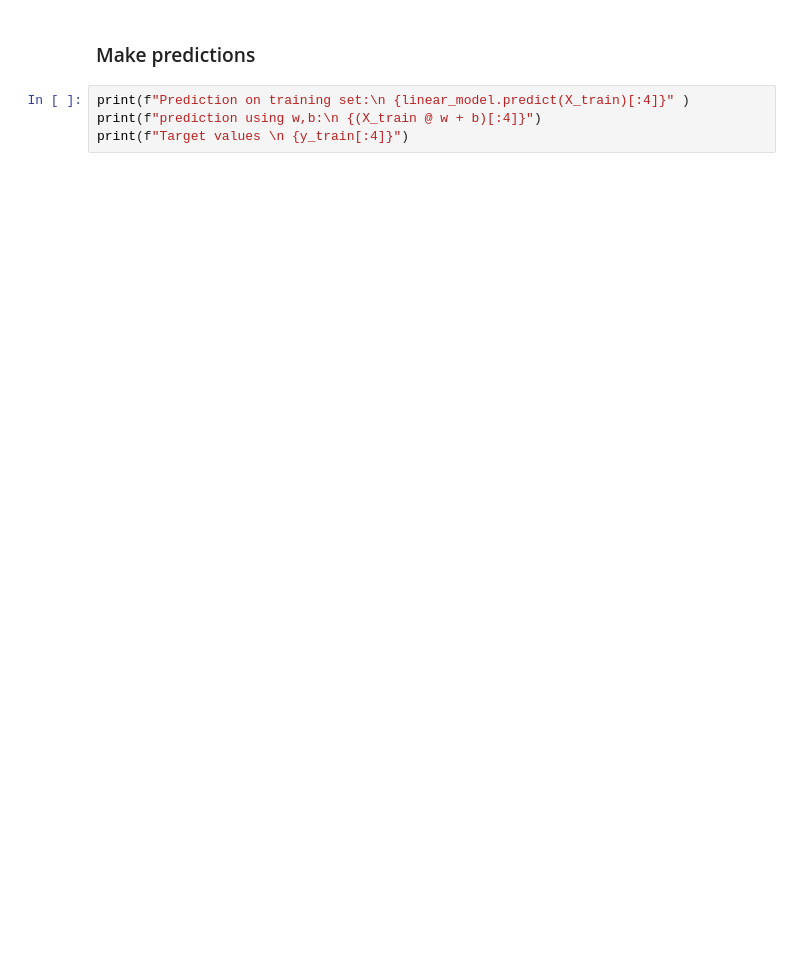
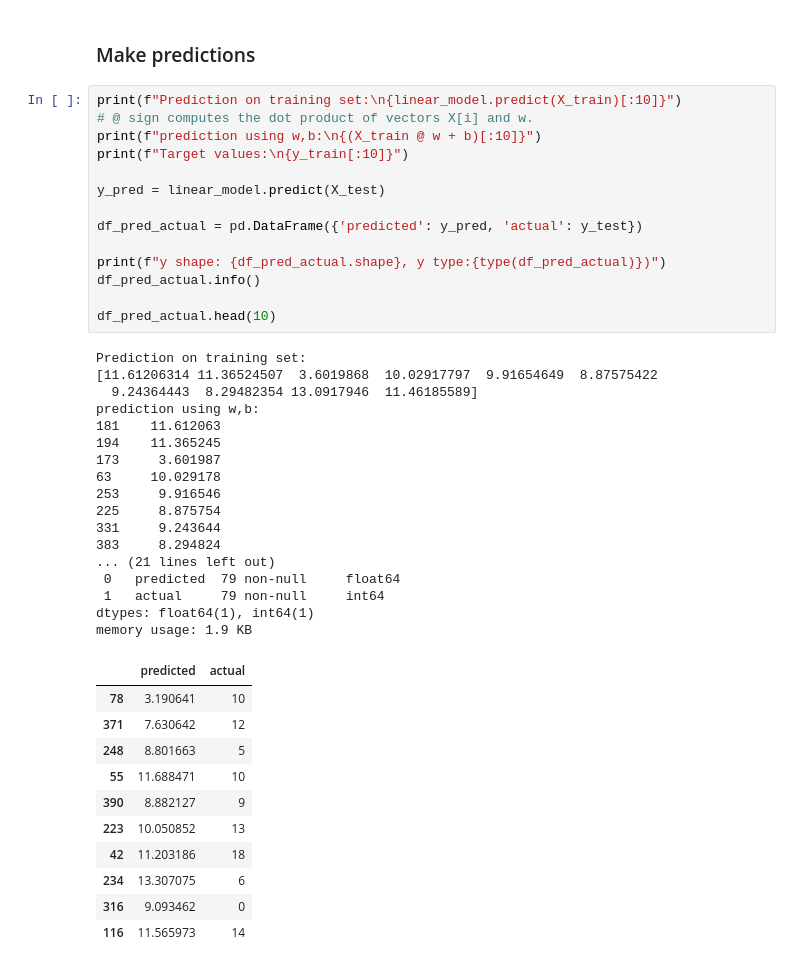
Before and after one commit to mathieu-tulpinck/ehb-ai, a Jupyter notebook: assignment.ipynb, the cells around one changed output. Drawn from its saved outputs; the diff is of its cells as text; blank space fills up the shorter version.

```diff
--- a/assignment.ipynb
+++ b/assignment.ipynb
@@ -104,6 +174,45 @@ print(f"w = {w:}, b = {b:0.2f}")
 # %% [markdown]
 ### Make predictions
 # %%
-print(f"Prediction on training set:\n {linear_model.predict(X_train)[:4]}" )
-print(f"prediction using w,b:\n {(X_train @ w + b)[:4]}")
-print(f"Target values \n {y_train[:4]}")
+print(f"Prediction on training set:\n{linear_model.predict(X_train)[:10]}")
+# @ sign computes the dot product of vectors X[i] and w.
+print(f"prediction using w,b:\n{(X_train @ w + b)[:10]}")
+print(f"Target values:\n{y_train[:10]}")
+
+y_pred = linear_model.predict(X_test)
+
+df_pred_actual = pd.DataFrame({'predicted': y_pred, 'actual': y_test})
+
+print(f"y shape: {df_pred_actual.shape}, y type:{type(df_pred_actual)})")
+df_pred_actual.info()
+
+df_pred_actual.head(10)
+# %% [output]
+Prediction on training set:
+[11.61206314 11.36524507  3.6019868  10.02917797  9.91654649  8.87575422
+  9.24364443  8.29482354 13.0917946  11.46185589]
+prediction using w,b:
+181    11.612063
+194    11.365245
+173     3.601987
+63     10.029178
+253     9.916546
+225     8.875754
+331     9.243644
+383     8.294824
+... (21 lines left out)
+ 0   predicted  79 non-null     float64
+ 1   actual     79 non-null     int64
+dtypes: float64(1), int64(1)
+memory usage: 1.9 KB
+|  | predicted | actual |
+| 78 | 3.190641 | 10 |
+| 371 | 7.630642 | 12 |
+| 248 | 8.801663 | 5 |
+| 55 | 11.688471 | 10 |
+| 390 | 8.882127 | 9 |
+| 223 | 10.050852 | 13 |
+| 42 | 11.203186 | 18 |
+| 234 | 13.307075 | 6 |
+| 316 | 9.093462 | 0 |
+| 116 | 11.565973 | 14 |
```
Also changed, not shown: parts of 15 cells of this notebook, 2 other files.
